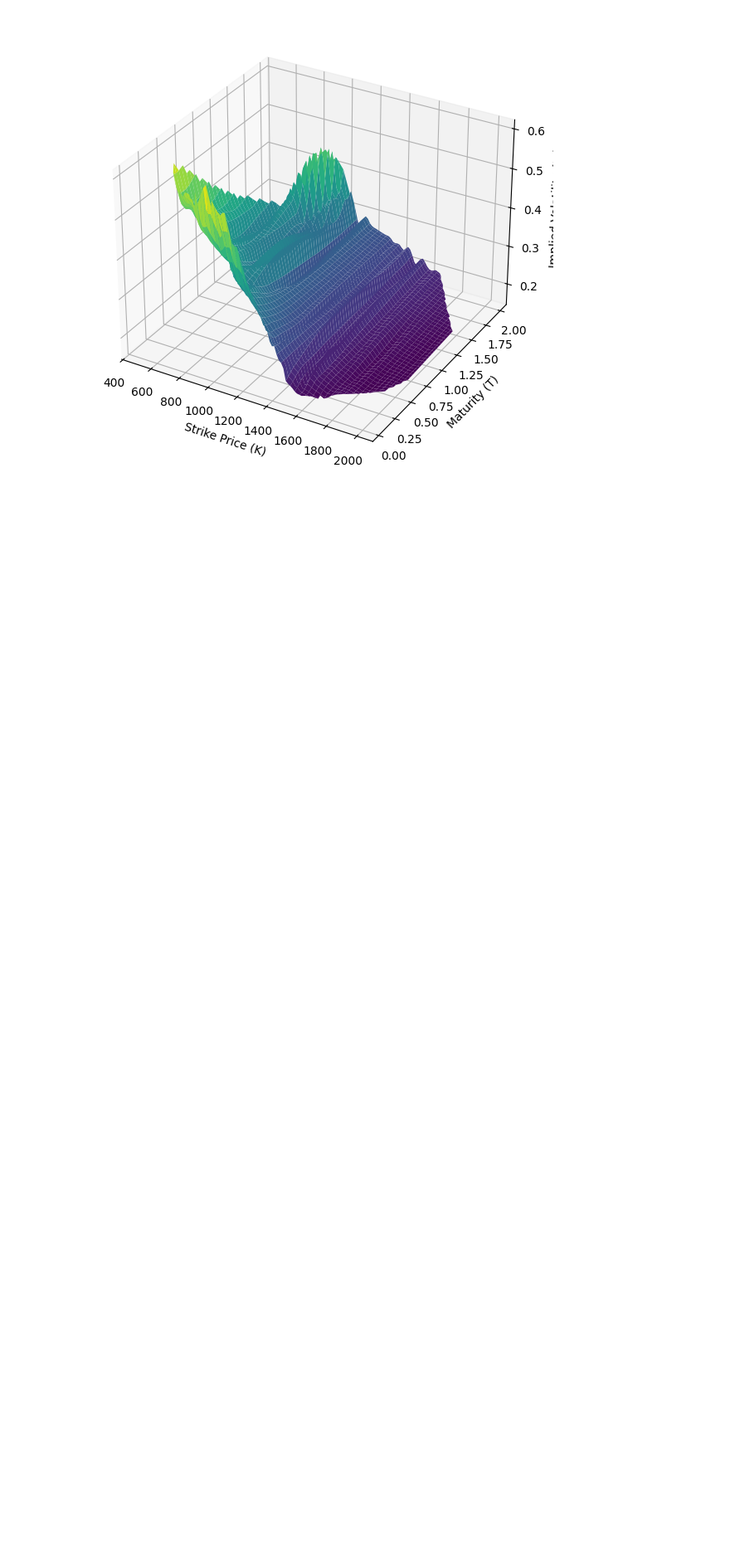
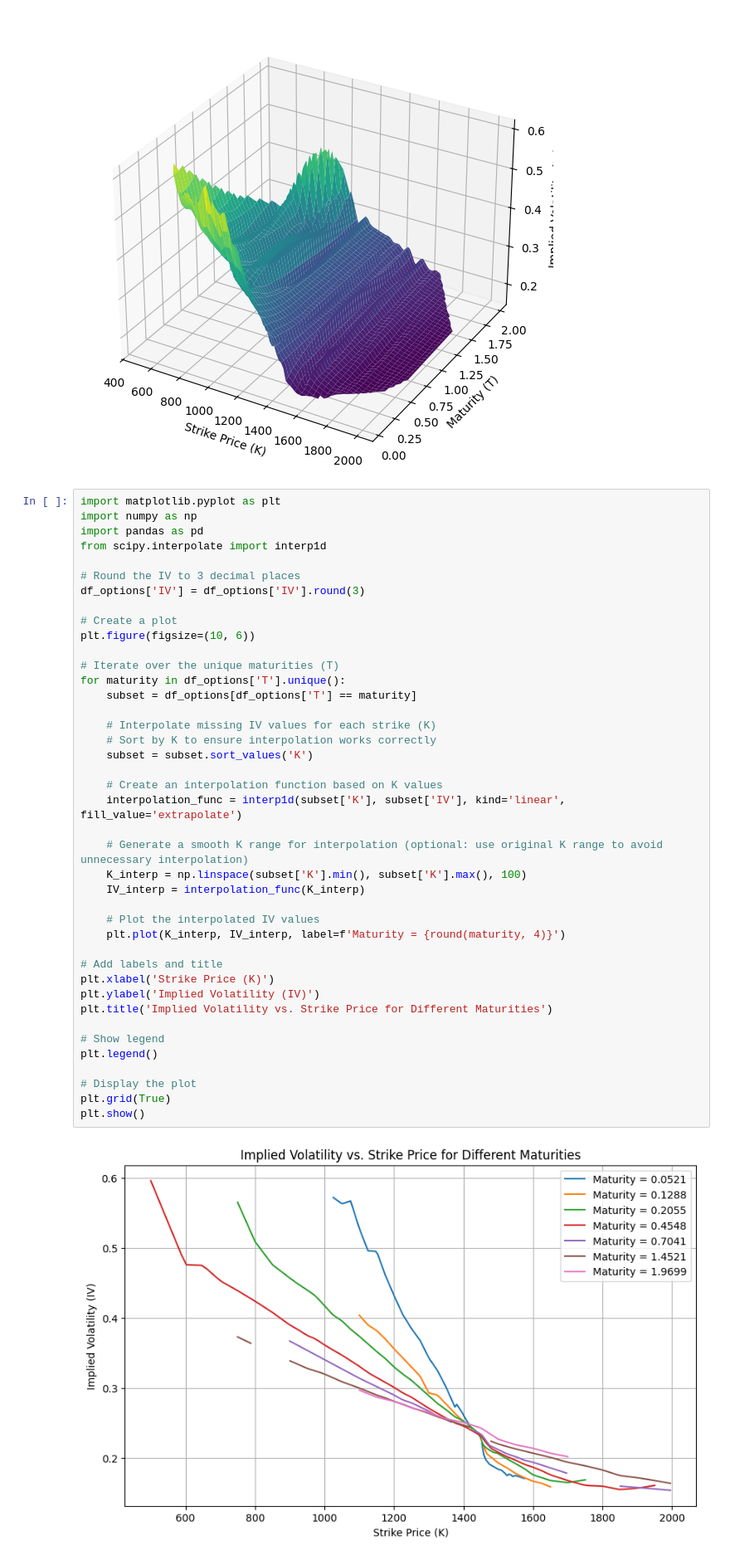
Before and after one commit to MichaelCarloH/Option-Pricing, a Jupyter notebook: Option pricing/session1/implied_volatility_surface.ipynb, the cells around one changed output. Shown: that part at 83% size. Cells and saved outputs as stored; diff of their text form; blank space fills up the shorter version.

Commit message:
NEW: added Implied Volatility vs. Strike Price for Different Maturities plot

```diff
--- a/Option pricing/session1/implied_volatility_surface.ipynb
+++ b/Option pricing/session1/implied_volatility_surface.ipynb
@@ -231,3 +230,46 @@ IV_surface values (sample): [[       nan        nan 0.52173681 0.25627847
  [       nan 0.35430954 0.29181351 0.24285513 0.18871702]
  [       nan        nan 0.28515696 0.24686658 0.19546797]]
 [figure]
+# %%
+import matplotlib.pyplot as plt
+import numpy as np
+import pandas as pd
+from scipy.interpolate import interp1d
+
+# Round the IV to 3 decimal places
+df_options['IV'] = df_options['IV'].round(3)
+
+# Create a plot
+plt.figure(figsize=(10, 6))
+
+# Iterate over the unique maturities (T)
+for maturity in df_options['T'].unique():
+    subset = df_options[df_options['T'] == maturity]
+
+    # Interpolate missing IV values for each strike (K)
+    # Sort by K to ensure interpolation works correctly
+    subset = subset.sort_values('K')
+
+    # Create an interpolation function based on K values
+    interpolation_func = interp1d(subset['K'], subset['IV'], kind='linear', fill_value='extrapolate')
+
+    # Generate a smooth K range for interpolation (optional: use original K range to avoid unnecessary interpolation)
+    K_interp = np.linspace(subset['K'].min(), subset['K'].max(), 100)
+    IV_interp = interpolation_func(K_interp)
+
+    # Plot the interpolated IV values
+    plt.plot(K_interp, IV_interp, label=f'Maturity = {round(maturity, 4)}')
+
+# Add labels and title
+plt.xlabel('Strike Price (K)')
+plt.ylabel('Implied Volatility (IV)')
+plt.title('Implied Volatility vs. Strike Price for Different Maturities')
+
+# Show legend
+plt.legend()
+
+# Display the plot
+plt.grid(True)
+plt.show()
+# %% [output]
+[figure, added]
```
Also changed, not shown: parts of 1 cell of this notebook.
